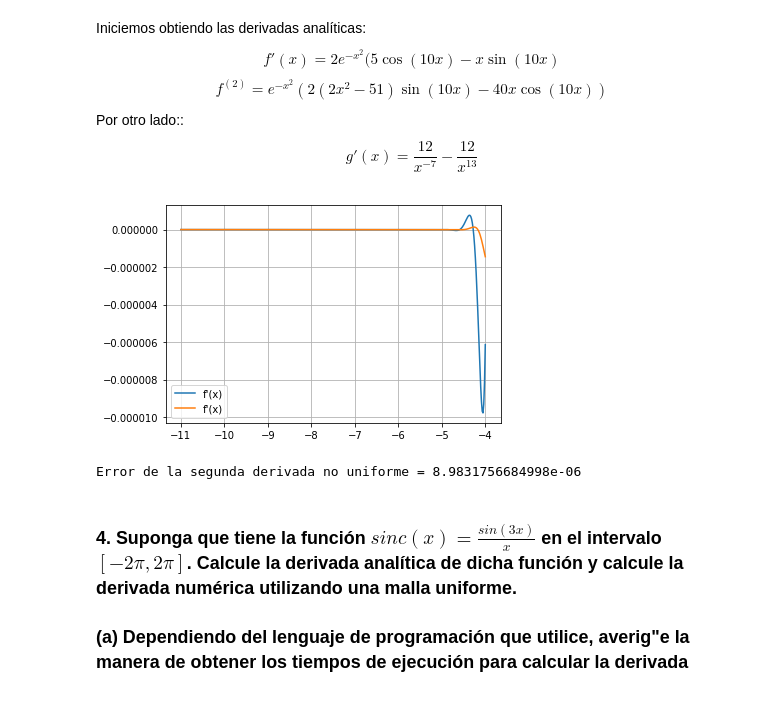
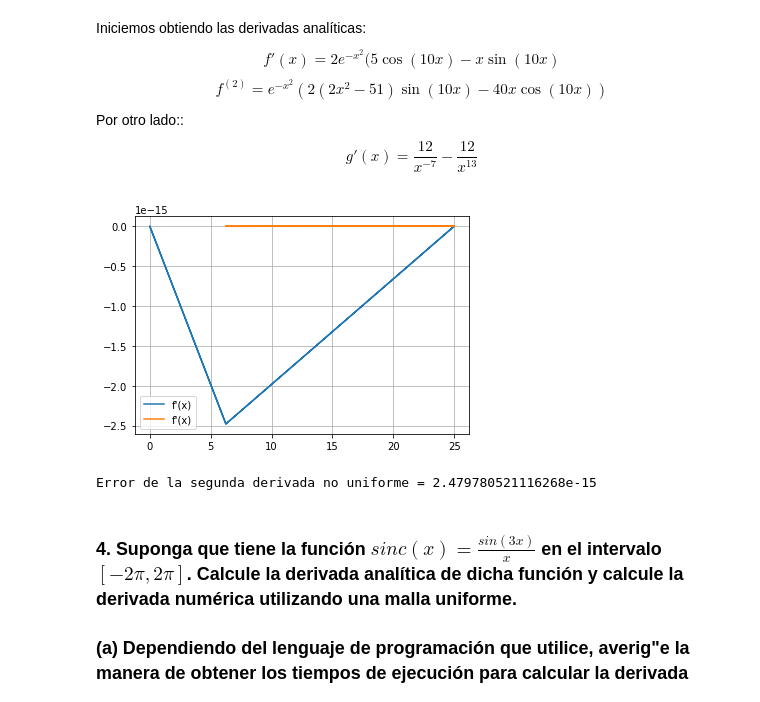
Before and after one commit to marthaaquino/Fisica-computacional, a Jupyter notebook: Tarea1.ipynb, the cells around one changed output. Drawn from its saved outputs; the diff is of its cells as text; code cells hidden in the pictures.

```diff
--- a/Tarea1.ipynb
+++ b/Tarea1.ipynb
@@ -271,36 +271,36 @@ Por otro lado::
 $$g'(x)={\frac{12}{x^{-7}}}-{\frac{12}{x^{13}}} $$
 # %%
 #graficando la primera función de -5 a 5
-x1=linspace(-5,-3.5,400)
-x2=linspace(-3.5000001,-2.5,400)
-x3=linspace(-2.5000001,2,400)
-#x4=linspace(2.0000000000001,2+0.00001,400)
-x=x1+x2+x3
+#x1=linspace(-5,-3.5,400)
+#x2=linspace(-3.5000001,-2.5,400)
+#x3=linspace(-2.5000001,2,400)
 
-
-
-
-#for i in range (10):
- #      +x4=linspace(2,i+0.1,400)
-  #      return x4
+x5=linspace(-5,5,5)
+x=x5**2
+#def malla (N=100):
+    #x4=linspace(2+0.0000000001,2+0.0000000002,400)
+    #for i in range (3,N):
+   #      x4 += linspace(2+0.0000000001*i,2+0.0000000001*(1*+i),400)
+  #  return x4
+#x=x1+x2+x3+x4
 
 y=exp(-(x**2))*sin(10*x)
 ## La derivada analitica
 yprima=2*exp(-(x*x))*(5*cos(10*x)-x*sin(10*x))
 
 yprima2=exp(-(x*x))*(((2*x*x-102)*sin(10*x))-(40*x*cos(10*x)))
 yprima2_num=deriv_2(y,x)
 
 #plot(x,y,label="f(x)")
 plot(x,yprima2,label="f'(x)")
 plot(x,yprima2_num,label="f'(x)")
 legend(),grid()
 show()
 print("Error de la segunda derivada no uniforme =" ,
       max(abs(yprima2-yprima2_num)) )
 # %% [output]
-[figure, old version]
+[figure, new version]
-Error de la segunda derivada no uniforme = 8.9831756684998e-06
+Error de la segunda derivada no uniforme = 2.479780521116268e-15
 # %%
 #graficando la segunda funcion
 x1=linspace(0.5,5,500)
```
